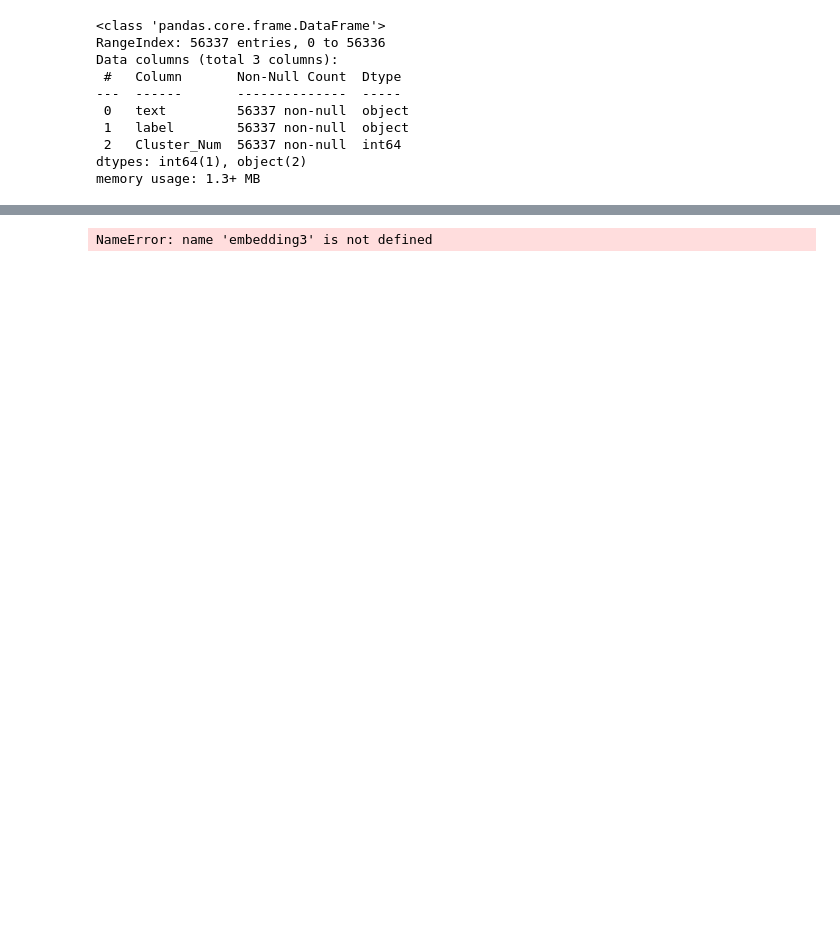
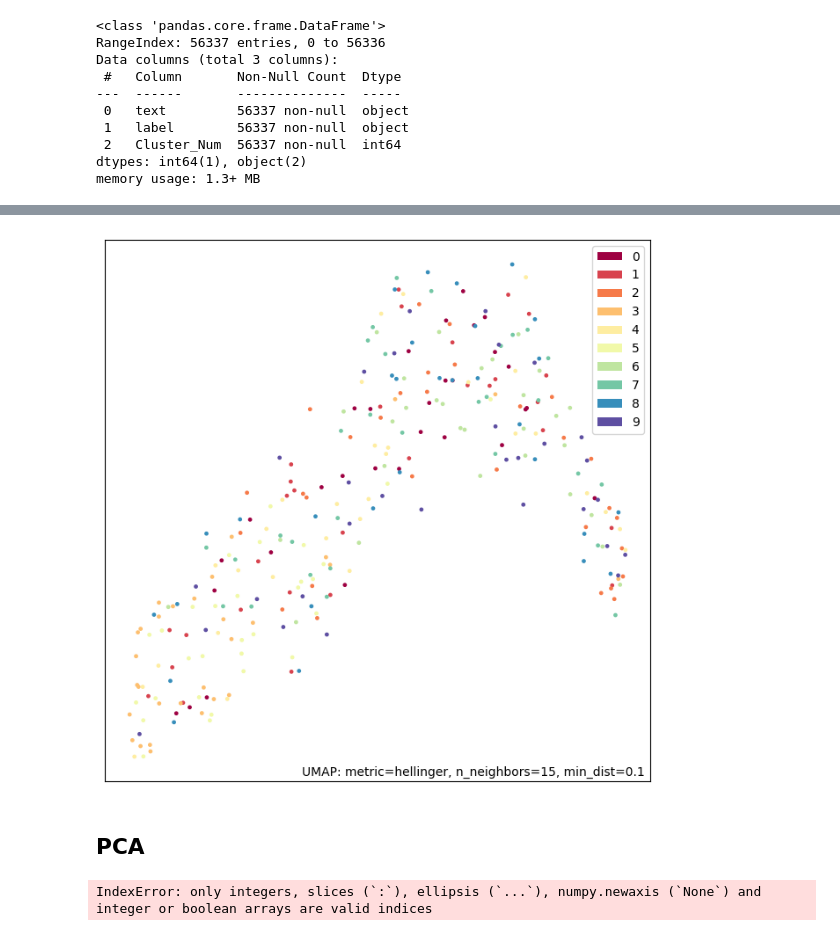
Before and after one commit to xalo1987/Proyecto_DataAnalysis, a Jupyter notebook: Text_clasiffy_ChileNews_dataAnalysis.ipynb, the cells around one changed output, grey strips where cells are left out. Saved outputs shown, nothing was run; the diff lists cells and outputs as text; code cells hidden in the pictures; blank space fills up the shorter version.

```diff
--- a/Text_clasiffy_ChileNews_dataAnalysis.ipynb
+++ b/Text_clasiffy_ChileNews_dataAnalysis.ipynb
@@ -676,0 +653,9 @@ data_pad_list = [ pad_sequences(dat, maxlen=5333) for dat in list_seq  ]
+# %%
+data_pad = pad_sequences(sequences, maxlen=5408)
+# %%
+print(  len(labels__3), len(data_pad))
+data_list = [ list(dat) for dat in data_pad ]
+data_ = {'Labels': labels__3,
+        'News': data_list}
+df_news_pad2 = pd.DataFrame(data_)
+df_news_pad2.head()
@@ -676,0 +670,8 @@ data_pad_list = [ pad_sequences(dat, maxlen=5333) for dat in list_seq  ]
+# %%
+columnas2 = [ f"columna_{i}" for i in range(1,5408+1) ]
+# Dividir la columna 'Dato2' en tres columnas separadas
+df_news_pad2[columnas2] = pd.DataFrame(df_news_pad2['News'].tolist())
+df_news_pad2 = df_news_pad2.drop('News', axis=1)
+
+X_train = df_news_pad2.drop('Labels', axis=1)
+Y_train = df_news_pad2['Labels']
@@ -677,4 +680,4 @@ data_pad_list = [ pad_sequences(dat, maxlen=5333) for dat in list_seq  ]
 # %%
 %%time
-embedding8 = umap.UMAP(n_components=2, metric='hellinger').fit(data_pad_list)
+embedding8 = umap.UMAP(n_components=2, metric='hellinger').fit(X_train)
 # %% [output]
@@ -682,4 +686,6 @@ ValueError: setting an array element with a sequence. The requested array has an
 # %%
-f = umap.plot.points(embedding3, labels=Y_train)
+f = umap.plot.points(embedding8, labels=Y_train)
 # %% [output]
-NameError: name 'embedding3' is not defined
+[figure, added]
+# %% [markdown]
+## PCA
@@ -685,0 +698,6 @@ NameError: name 'embedding3' is not defined
+# %%
+pca = PCA(n_components=3)
+pca_resultados = pca.fit_transform(matriz_tfidf.toarray())
+#pca_resultados['Cluster'] = data_df['Cluster_Num']
+# %% [output]
+IndexError: only integers, slices (`:`), ellipsis (`...`), numpy.newaxis (`None`) and integer or boolean arrays are valid indices
```
Also changed, not shown: parts of 29 cells of this notebook.
